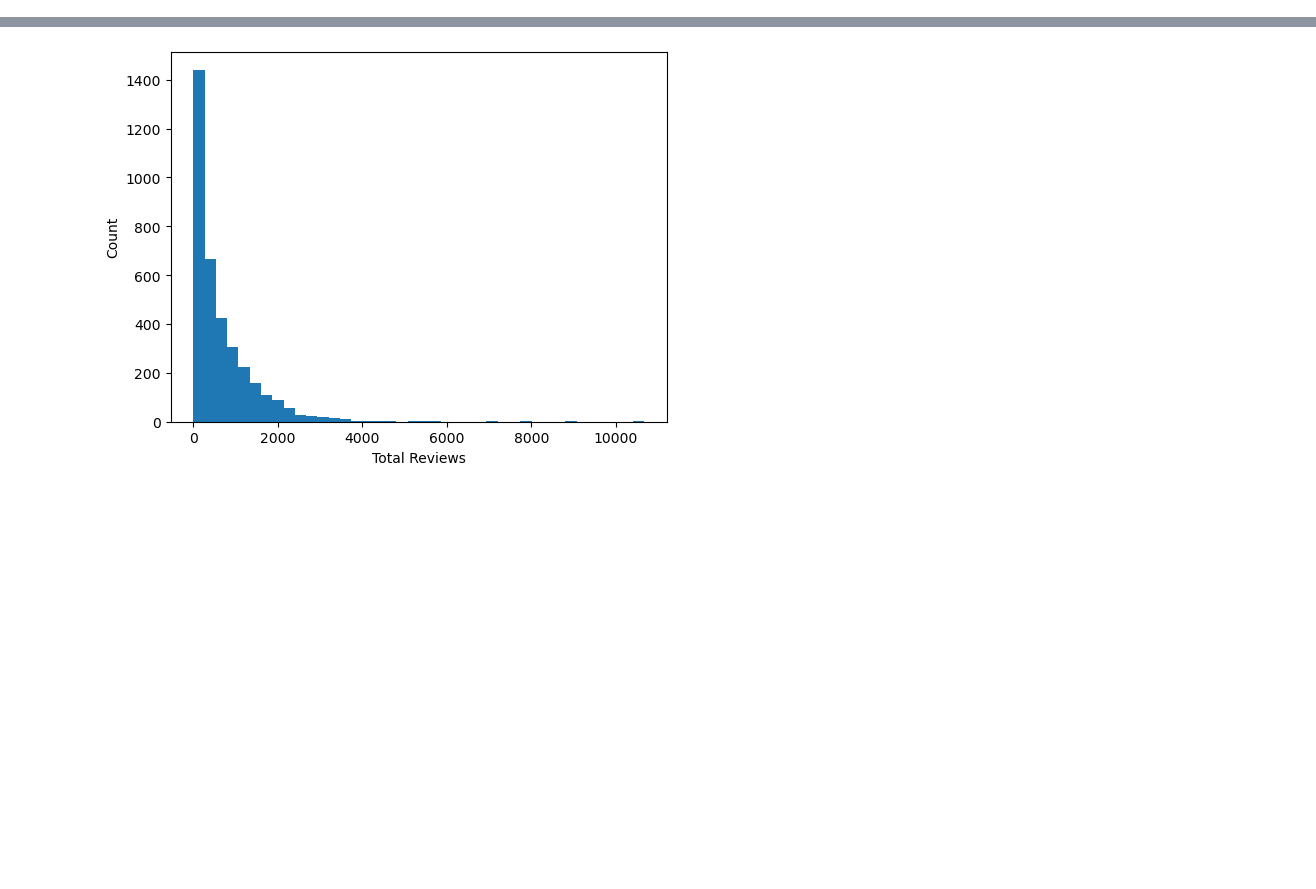
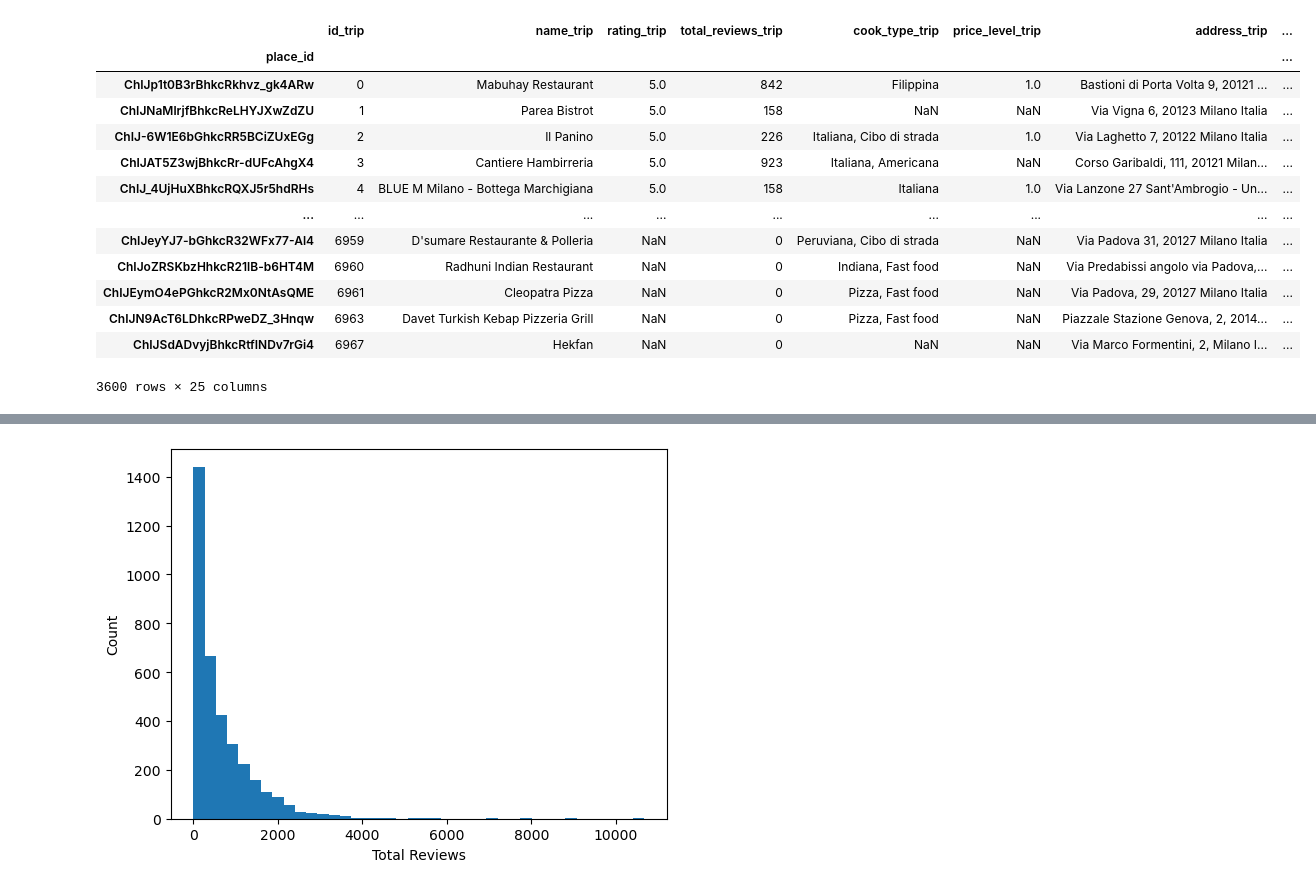
Before and after one commit to patrickk00/Exploring-Milan-s-restaurant-scene, a Jupyter notebook: explorative_data_analysis.ipynb, the cells around one changed output, grey strips where cells are left out. Drawn from its saved outputs; the diff is of its cells as text; code cells hidden in the pictures; blank space fills up the shorter version.

Commit message:
definitive integrated file

```diff
--- a/explorative_data_analysis.ipynb
+++ b/explorative_data_analysis.ipynb
@@ -372,0 +124,56 @@ max     10671.000000     4.000000     5.000000
+# %%
+# Create a new column with unique labels
+#integration_definitive['new_index'] = range(len(integration_definitive))
+
+# Set place id as the index
+integration_definitive = integration_definitive.set_index('place_id')
+# %%
+integration_definitive= integration_definitive.replace('?', np.nan)
+# %%
+# # Calculate weighted average rating with handling missing or zero values
+# integration_definitive['rating'] = ((integration_definitive['rating_trip'] * integration_definitive['total_reviews_trip']) + (integration_definitive['rating_g'] * integration_definitive['total_reviews_g'])) / (integration_definitive['total_reviews_trip'] + integration_definitive['total_reviews_g'])
+integration_definitive['price_level_trip'] = integration_definitive['price_level_trip'].astype(float)
+integration_definitive['price_level_g'] = integration_definitive['price_level_g'].astype(float)
+# #integration_definitive['price_level_g'] = integration_definitive['price_level_g'].replace('?', np.nan)
+# integration_definitive['price_level'] = ((integration_definitive['price_level_trip'] * integration_definitive['total_reviews_trip']) + (integration_definitive['price_level_g'] * integration_definitive['total_reviews_g'])) / (integration_definitive['total_reviews_trip'] + integration_definitive['total_reviews_g'])
+# integration_definitive['total_reviews']=integration_definitive['total_reviews_g']+integration_definitive['total_reviews_trip']
+# %%
+# Calculate rating
+has_rating_trip = ~integration_definitive['rating_trip'].isnull()
+has_rating_g = ~integration_definitive['rating_g'].isnull()
+has_both_ratings = has_rating_trip & has_rating_g
+
+integration_definitive.loc[has_both_ratings, 'rating'] = ((integration_definitive.loc[has_both_ratings, 'rating_trip'] * integration_definitive.loc[has_both_ratings, 'total_reviews_trip'])
+                                        + (integration_definitive.loc[has_both_ratings, 'rating_g'] * integration_definitive.loc[has_both_ratings, 'total_reviews_g'])) / (integration_definitive.loc[has_both_ratings, 'total_reviews_trip'] + integration_definitive.loc[has_both_ratings, 'total_reviews_g'])
+
+# Calculate price_level
+has_price_level_trip = ~integration_definitive['price_level_trip'].isnull()
+has_price_level_g = ~integration_definitive['price_level_g'].isnull()
+
+integration_definitive.loc[has_price_level_trip & has_price_level_g, 'price_level'] = ((integration_definitive.loc[has_price_level_trip & has_price_level_g, 'price_level_trip'] * integration_definitive.loc[has_price_level_trip & has_price_level_g, 'total_reviews_trip'])
+                                                  + (integration_definitive.loc[has_price_level_trip & has_price_level_g, 'price_level_g'] *
+                                                     integration_definitive.loc[has_price_level_trip & has_price_level_g, 'total_reviews_g'])) / (integration_definitive.loc[has_price_level_trip & has_price_level_g, 'total_reviews_trip'] +
+                                                                                                                               integration_definitive.loc[has_price_level_trip & has_price_level_g, 'total_reviews_g'])
+
+integration_definitive.loc[has_price_level_trip & ~has_price_level_g, 'price_level'] = integration_definitive.loc[has_price_level_trip & ~has_price_level_g, 'price_level_trip']
+
+integration_definitive.loc[~has_price_level_trip & has_price_level_g, 'price_level'] = integration_definitive.loc[~has_price_level_trip & has_price_level_g, 'price_level_g']
+
+# Calculate total_reviews
+integration_definitive['total_reviews'] = integration_definitive['total_reviews_g'].fillna(0) + integration_definitive['total_reviews_trip'].fillna(0)
+integration_definitive
+# %% [output]
+|  | id_trip | name_trip | rating_trip | total_reviews_trip | cook_type_trip | price_level_trip | address_trip | ... |
+| place_id |  |  |  |  |  |  |  | ... |
+| ChIJp1t0B3rBhkcRkhvz_gk4ARw | 0 | Mabuhay Restaurant | 5.0 | 842 | Filippina | 1.0 | Bastioni di Porta Volta 9, 20121 ... | ... |
+| ChIJNaMlrjfBhkcReLHYJXwZdZU | 1 | Parea Bistrot | 5.0 | 158 | NaN | NaN | Via Vigna 6, 20123 Milano Italia | ... |
+| ChIJ-6W1E6bGhkcRR5BCiZUxEGg | 2 | Il Panino | 5.0 | 226 | Italiana, Cibo di strada | 1.0 | Via Laghetto 7, 20122 Milano Italia | ... |
+| ChIJAT5Z3wjBhkcRr-dUFcAhgX4 | 3 | Cantiere Hambirreria | 5.0 | 923 | Italiana, Americana | NaN | Corso Garibaldi, 111, 20121 Milan... | ... |
+| ChIJ_4UjHuXBhkcRQXJ5r5hdRHs | 4 | BLUE M Milano - Bottega Marchigiana | 5.0 | 158 | Italiana | 1.0 | Via Lanzone 27 Sant'Ambrogio - Un... | ... |
+| ... | ... | ... | ... | ... | ... | ... | ... | ... |
+| ChIJeyYJ7-bGhkcR32WFx77-Al4 | 6959 | D'sumare Restaurante & Polleria | NaN | 0 | Peruviana, Cibo di strada | NaN | Via Padova 31, 20127 Milano Italia | ... |
+| ChIJoZRSKbzHhkcR21lB-b6HT4M | 6960 | Radhuni Indian Restaurant | NaN | 0 | Indiana, Fast food | NaN | Via Predabissi angolo via Padova,... | ... |
+| ChIJEymO4ePGhkcR2Mx0NtAsQME | 6961 | Cleopatra Pizza | NaN | 0 | Pizza, Fast food | NaN | Via Padova, 29, 20127 Milano Italia | ... |
+| ChIJN9AcT6LDhkcRPweDZ_3Hnqw | 6963 | Davet Turkish Kebap Pizzeria Grill | NaN | 0 | Pizza, Fast food | NaN | Piazzale Stazione Genova, 2, 2014... | ... |
+| ChIJSdADvyjBhkcRtfINDv7rGi4 | 6967 | Hekfan | NaN | 0 | NaN | NaN | Via Marco Formentini, 2, Milano I... | ... |
+3600 rows × 25 columns
```
Also changed, not shown: parts of 49 cells of this notebook, 3 other files.
